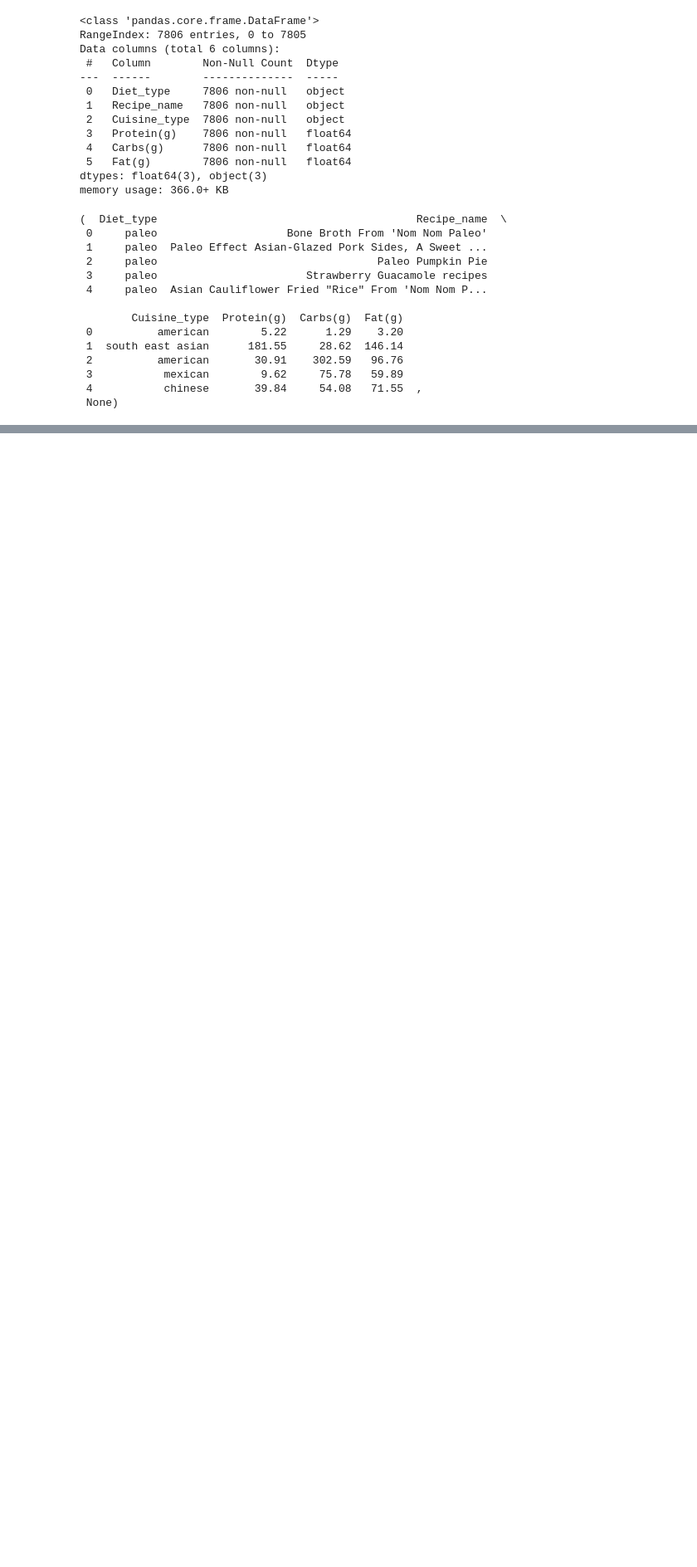
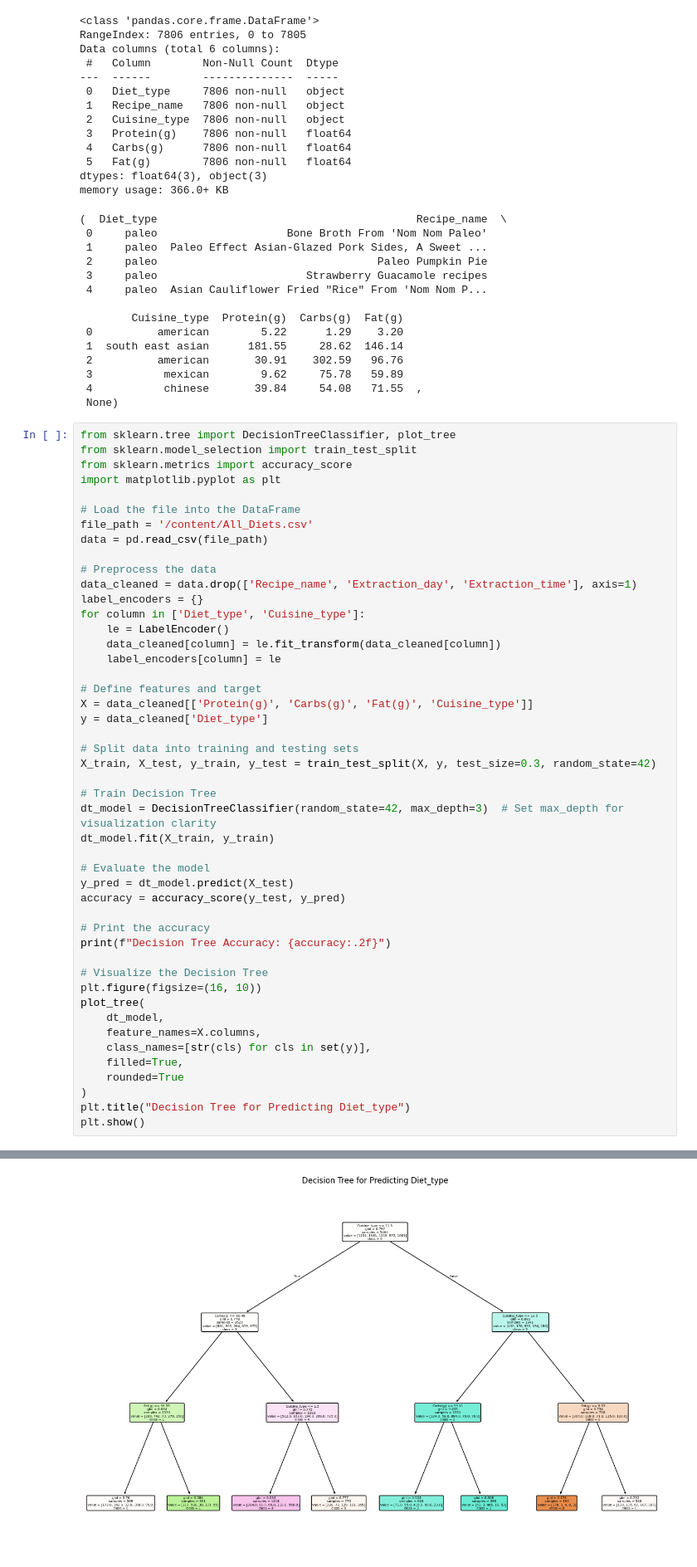
Before and after one commit to Omorusi/DecisionsTress, a Jupyter notebook: DecisionTrees.ipynb, the cells around one changed output, grey strips where cells are left out. Shown: that part at 83% size. Cells and saved outputs as stored; diff of their text form; blank space fills up the shorter version.

```diff
--- a/DecisionTrees.ipynb
+++ b/DecisionTrees.ipynb
@@ -168,3 +171,51 @@ memory usage: 366.0+ KB
  3           mexican        9.62     75.78   59.89
  4           chinese       39.84     54.08   71.55  ,
  None)
+# %%
+from sklearn.tree import DecisionTreeClassifier, plot_tree
+from sklearn.model_selection import train_test_split
+from sklearn.metrics import accuracy_score
+import matplotlib.pyplot as plt
+
+# Load the file into the DataFrame
+file_path = '/content/All_Diets.csv'
+data = pd.read_csv(file_path)
+
+# Preprocess the data
+data_cleaned = data.drop(['Recipe_name', 'Extraction_day', 'Extraction_time'], axis=1)
+label_encoders = {}
+for column in ['Diet_type', 'Cuisine_type']:
+    le = LabelEncoder()
+    data_cleaned[column] = le.fit_transform(data_cleaned[column])
+    label_encoders[column] = le
+
+# Define features and target
+X = data_cleaned[['Protein(g)', 'Carbs(g)', 'Fat(g)', 'Cuisine_type']]
+y = data_cleaned['Diet_type']
+
+# Split data into training and testing sets
+X_train, X_test, y_train, y_test = train_test_split(X, y, test_size=0.3, random_state=42)
+
+# Train Decision Tree
+dt_model = DecisionTreeClassifier(random_state=42, max_depth=3)  # Set max_depth for visualization clarity
+dt_model.fit(X_train, y_train)
+
+# Evaluate the model
+y_pred = dt_model.predict(X_test)
+accuracy = accuracy_score(y_test, y_pred)
+
+# Print the accuracy
+print(f"Decision Tree Accuracy: {accuracy:.2f}")
+
+# Visualize the Decision Tree
+plt.figure(figsize=(16, 10))
+plot_tree(
+    dt_model,
+    feature_names=X.columns,
+    class_names=[str(cls) for cls in set(y)],
+    filled=True,
+    rounded=True
+)
+plt.title("Decision Tree for Predicting Diet_type")
+plt.show()
+# %% [output]
@@ -170,0 +223 @@ memory usage: 366.0+ KB
+[figure, added]
```
Also changed, not shown: parts of 6 cells of this notebook.
